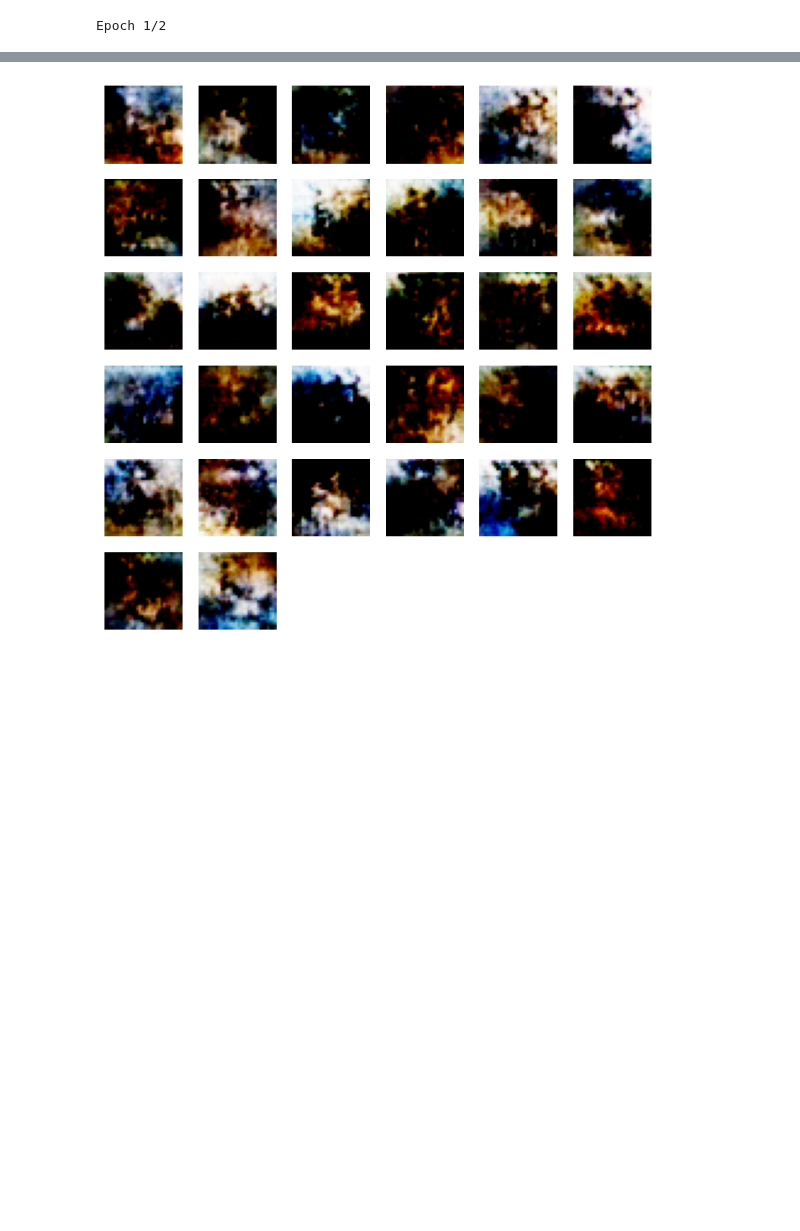
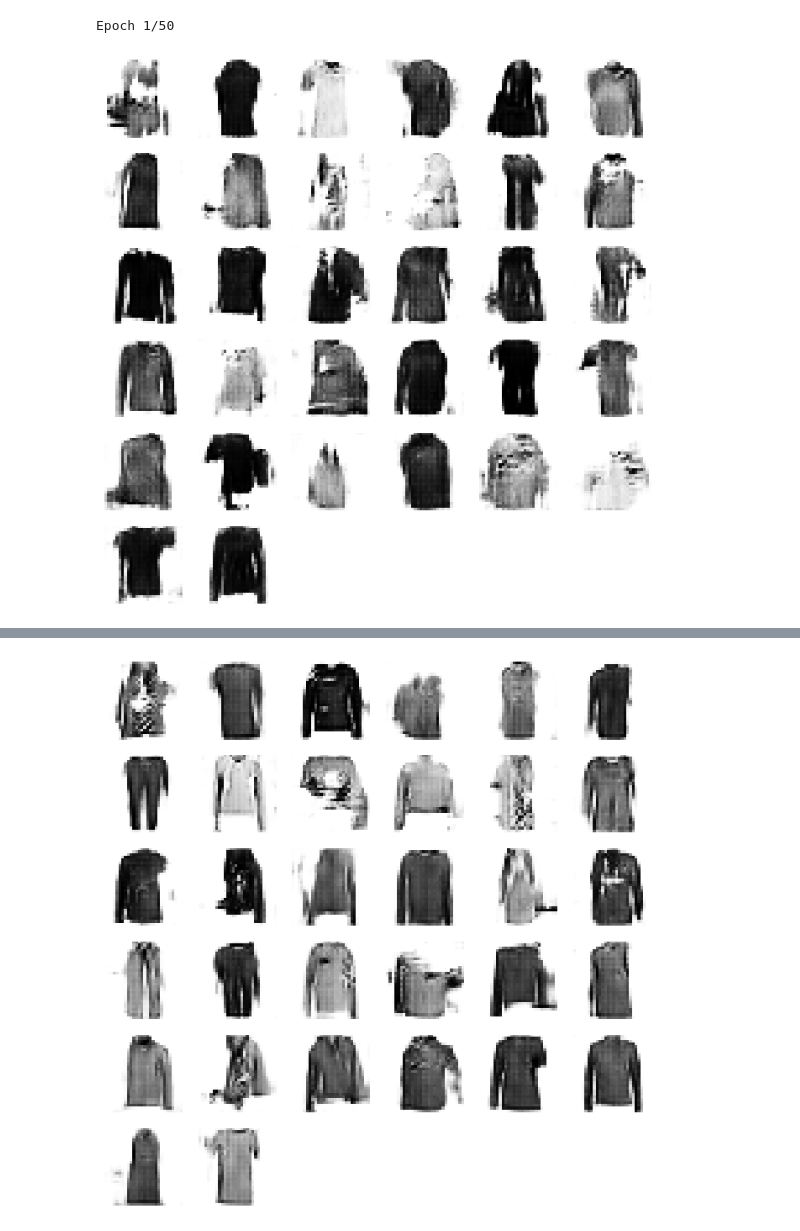
Before and after one commit to NickSlm/all-for-one, a Jupyter notebook: machine-learning/GAN.ipynb, the cells around one changed output, grey strips where cells are left out. Saved outputs shown, nothing was run; the diff lists cells and outputs as text; code cells hidden in the pictures; blank space fills up the shorter version.

```diff
--- a/machine-learning/GAN.ipynb
+++ b/machine-learning/GAN.ipynb
@@ -49,20 +59,20 @@ def train_gan(gan, dataset, batch_size, codings_size, n_epochs=50):
       gan.train_on_batch(noise, y2)
     plot_image(generated_images, 6)
 # %%
-INPUT_SHAPE = [32, 32, 3]
+INPUT_SHAPE = [28, 28, 1]
 BATCH_SIZE = 32
 CODINGS_DIM = 100
 # %%
 generator = keras.models.Sequential([
     keras.layers.Input(shape=[CODINGS_DIM]),
-    keras.layers.Dense(4*4*64),
-    keras.layers.Reshape([4,4,64]),
+    keras.layers.Dense(7*7*64),
+    keras.layers.Reshape([7,7,64]),
     keras.layers.BatchNormalization(),
     keras.layers.Conv2DTranspose(32, kernel_size=3, strides=2, padding="SAME", activation="selu"),
     keras.layers.BatchNormalization(),
     keras.layers.Conv2DTranspose(16, kernel_size=3, strides=2, padding="SAME", activation="selu"),
     keras.layers.BatchNormalization(),
-    keras.layers.Conv2DTranspose(3, kernel_size=3, strides=2, padding="SAME", activation="tanh")
+    keras.layers.Conv2DTranspose(1, kernel_size=3, strides=1, padding="SAME", activation="tanh")
 ])
 
 discriminator = keras.models.Sequential([
@@ -83,10 +113,11 @@ discriminator.compile(loss="binary_crossentropy", optimizer="rmsprop")
 discriminator.trainable = False
 gan.compile(loss="binary_crossentropy", optimizer="rmsprop")
 # %%
-X_train_dcgan = X_train.reshape(-1, 32, 32, 3) * 2. -1
+X_train_dcgan = X_train.reshape(-1, 28, 28, 1) * 2. -1
 dataset = tf.data.Dataset.from_tensor_slices(X_train_dcgan)
 dataset = dataset.batch(BATCH_SIZE, drop_remainder=True).prefetch(1)
 # %%
-train_gan(gan, dataset, BATCH_SIZE, CODINGS_DIM, n_epochs=2)
+train_gan(gan, dataset, BATCH_SIZE, CODINGS_DIM, n_epochs=50)
 # %% [output]
-Epoch 1/2
+Epoch 1/50
+[figure, new version]
@@ -110 +125 @@ WARNING:matplotlib.image:Clipping input data to the valid range for imshow with
-[figure, old version]
+[figure, new version]
```
Also changed, not shown: parts of 5 cells of this notebook.
